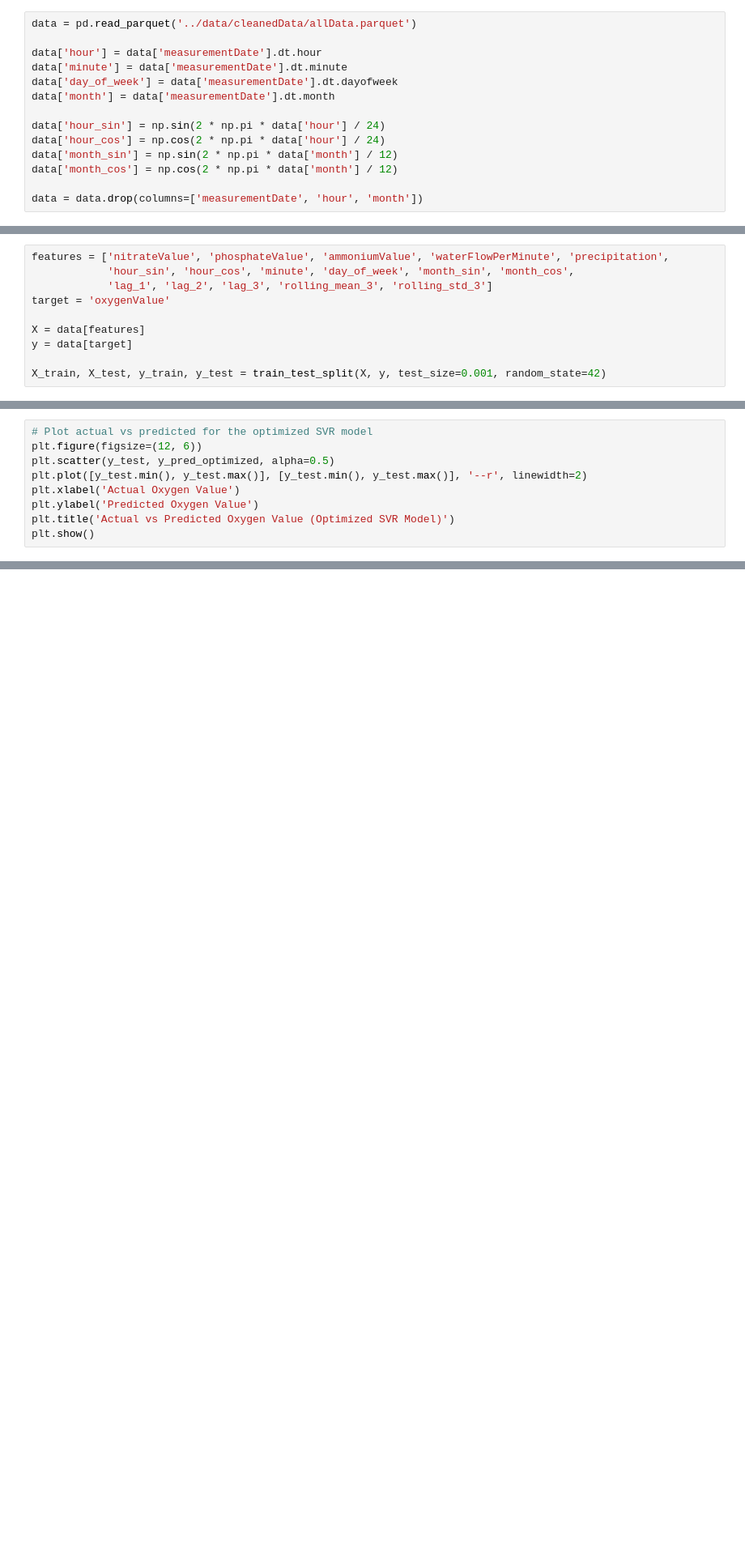
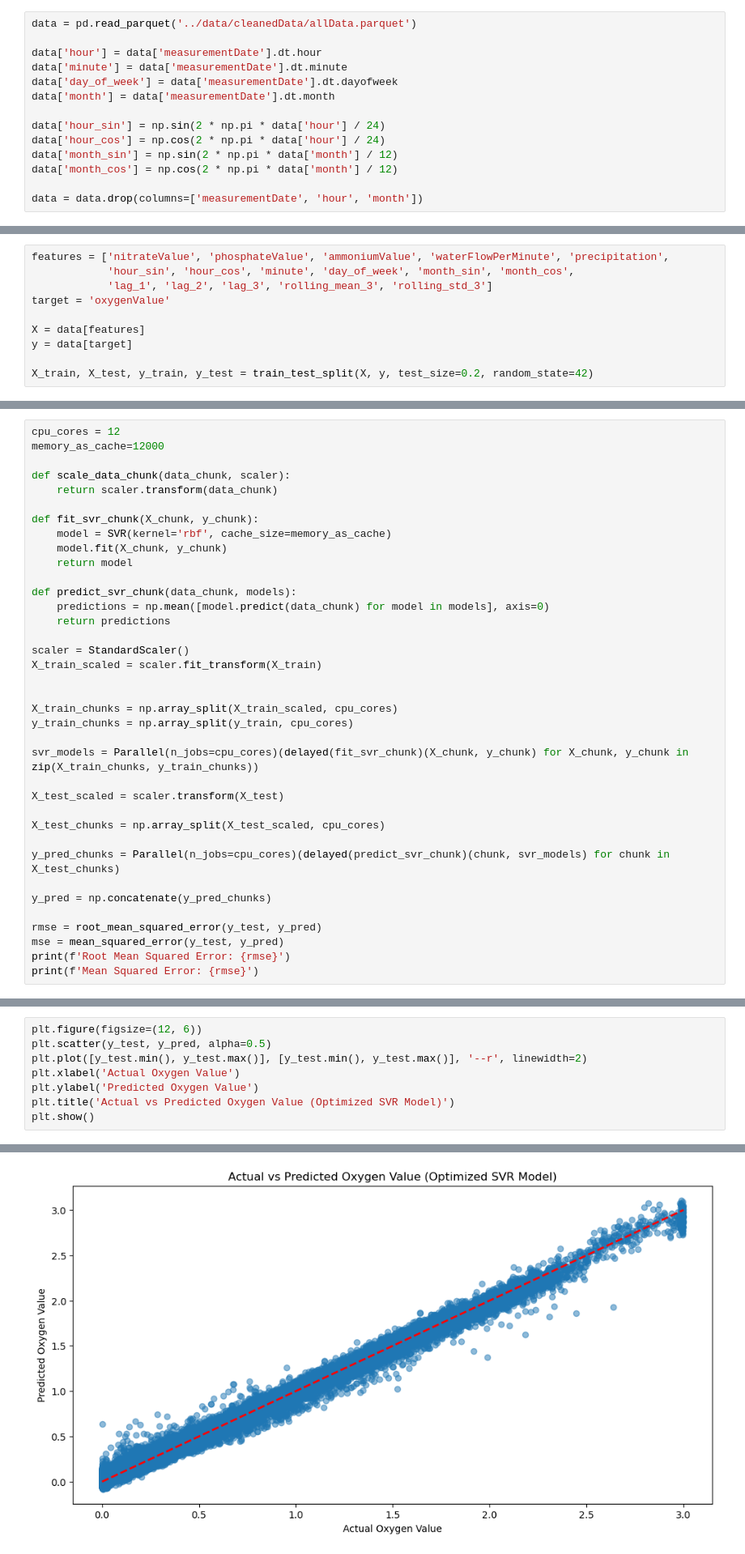
Before and after one commit to Simon-Manasse/DDD-DTW, a Jupyter notebook: src/supportVectorMachine.ipynb, the cells around one changed output, grey strips where cells are left out. Shown: that part at 81% size. Saved outputs shown, nothing was run; the diff lists cells and outputs as text; blank space fills up the shorter version.

Commit message:
multithreadded model

```diff
--- a/src/supportVectorMachine.ipynb
+++ b/src/supportVectorMachine.ipynb
@@ -39,4 +40,4 @@ target = 'oxygenValue'
 X = data[features]
 y = data[target]
 
-X_train, X_test, y_train, y_test = train_test_split(X, y, test_size=0.001, random_state=42)
+X_train, X_test, y_train, y_test = train_test_split(X, y, test_size=0.2, random_state=42)
@@ -56,0 +44,37 @@ Mean Squared Error: 0.0013436613679321833
+# %%
+cpu_cores = 12
+memory_as_cache=12000
+
+def scale_data_chunk(data_chunk, scaler):
+    return scaler.transform(data_chunk)
+
+def fit_svr_chunk(X_chunk, y_chunk):
+    model = SVR(kernel='rbf', cache_size=memory_as_cache)
+    model.fit(X_chunk, y_chunk)
+    return model
+
+def predict_svr_chunk(data_chunk, models):
+    predictions = np.mean([model.predict(data_chunk) for model in models], axis=0)
+    return predictions
+
+scaler = StandardScaler()
+X_train_scaled = scaler.fit_transform(X_train)
+
+
+X_train_chunks = np.array_split(X_train_scaled, cpu_cores)
+y_train_chunks = np.array_split(y_train, cpu_cores)
+
+svr_models = Parallel(n_jobs=cpu_cores)(delayed(fit_svr_chunk)(X_chunk, y_chunk) for X_chunk, y_chunk in zip(X_train_chunks, y_train_chunks))
+
+X_test_scaled = scaler.transform(X_test)
+
+X_test_chunks = np.array_split(X_test_scaled, cpu_cores)
+
+y_pred_chunks = Parallel(n_jobs=cpu_cores)(delayed(predict_svr_chunk)(chunk, svr_models) for chunk in X_test_chunks)
+
+y_pred = np.concatenate(y_pred_chunks)
+
+rmse = root_mean_squared_error(y_test, y_pred)
+mse = mean_squared_error(y_test, y_pred)
+print(f'Root Mean Squared Error: {rmse}')
+print(f'Mean Squared Error: {rmse}')
@@ -57,7 +83,6 @@ Mean Squared Error: 0.0013436613679321833
 # %%
-# Plot actual vs predicted for the optimized SVR model
 plt.figure(figsize=(12, 6))
-plt.scatter(y_test, y_pred_optimized, alpha=0.5)
+plt.scatter(y_test, y_pred, alpha=0.5)
 plt.plot([y_test.min(), y_test.max()], [y_test.min(), y_test.max()], '--r', linewidth=2)
 plt.xlabel('Actual Oxygen Value')
 plt.ylabel('Predicted Oxygen Value')
@@ -67,0 +92 @@ NameError: name 'plt' is not defined
+[figure, added]
```
Also changed, not shown: parts of 5 cells of this notebook, 1 other file.
